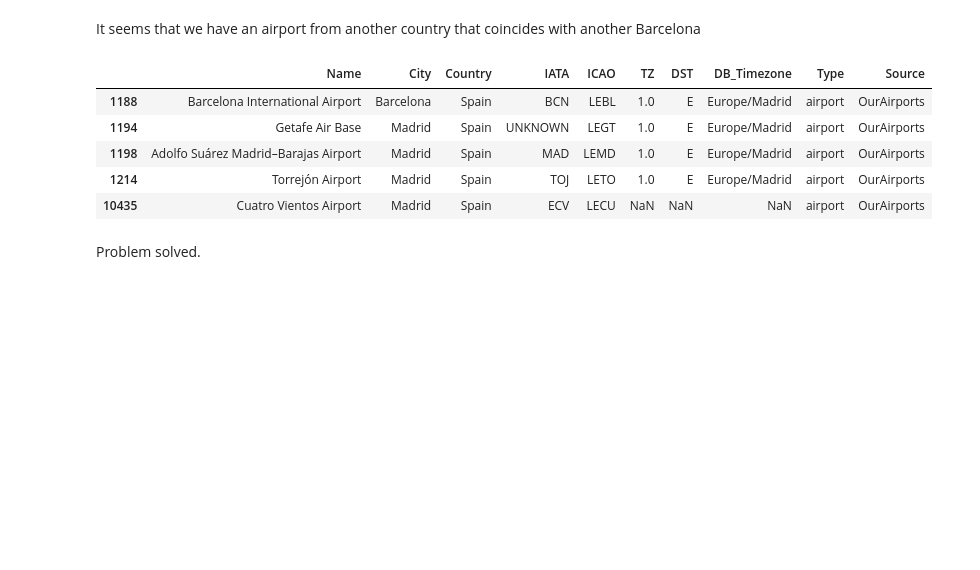
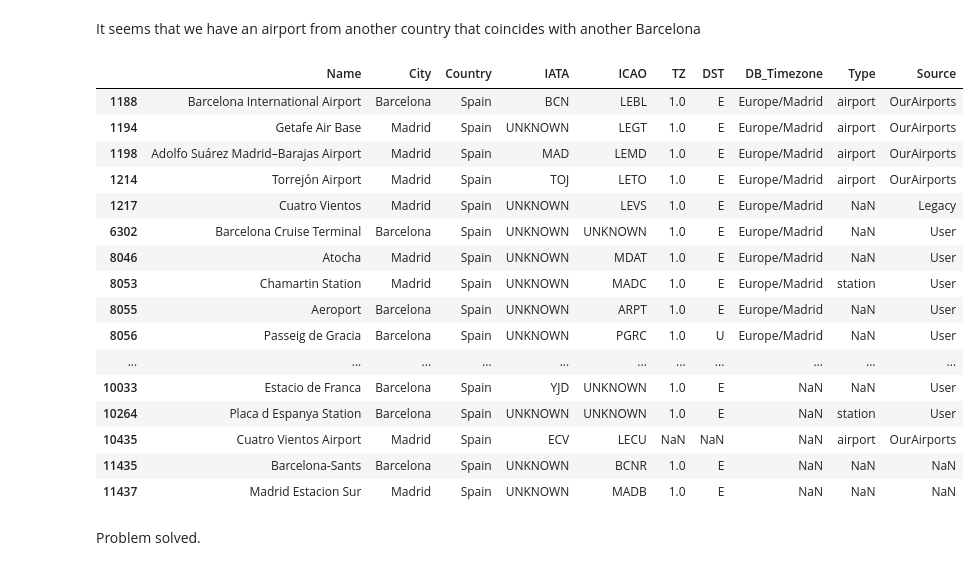
Before and after one commit to Mariospren/Individual_project_airports, a Jupyter notebook: Airports.ipynb, the cells around one changed output. Saved outputs shown, nothing was run; the diff lists cells and outputs as text; code cells hidden in the pictures; blank space fills up the shorter version.

```diff
--- a/Airports.ipynb
+++ b/Airports.ipynb
@@ -478,16 +486,27 @@ Madrid_Barcelona_airports
 It seems that we have an airport from another country that coincides with another Barcelona
 # %%
 #Further filter the 'Madrid_Barcelona' DataFrame to exclude entries where the 'Country' is 'Venezuela'
-Madrid_Barcelona_airports = Madrid_Barcelona_airports[Madrid_Barcelona_airports['Country'] != 'Venezuela']
+Madrid_Barcelona = Madrid_Barcelona[Madrid_Barcelona['Country'] != 'Venezuela']
 
-Madrid_Barcelona_airports
+Madrid_Barcelona
 # %% [output]
 |  | Name | City | Country | IATA | ICAO | TZ | DST | DB_Timezone | Type | Source |
 | 1188 | Barcelona International Airport | Barcelona | Spain | BCN | LEBL | 1.0 | E | Europe/Madrid | airport | OurAirports |
 | 1194 | Getafe Air Base | Madrid | Spain | UNKNOWN | LEGT | 1.0 | E | Europe/Madrid | airport | OurAirports |
 | 1198 | Adolfo Suárez Madrid–Barajas Airport | Madrid | Spain | MAD | LEMD | 1.0 | E | Europe/Madrid | airport | OurAirports |
 | 1214 | Torrejón Airport | Madrid | Spain | TOJ | LETO | 1.0 | E | Europe/Madrid | airport | OurAirports |
+| 1217 | Cuatro Vientos | Madrid | Spain | UNKNOWN | LEVS | 1.0 | E | Europe/Madrid | NaN | Legacy |
+| 6302 | Barcelona Cruise Terminal | Barcelona | Spain | UNKNOWN | UNKNOWN | 1.0 | E | Europe/Madrid | NaN | User |
+| 8046 | Atocha | Madrid | Spain | UNKNOWN | MDAT | 1.0 | E | Europe/Madrid | NaN | User |
+| 8053 | Chamartin Station | Madrid | Spain | UNKNOWN | MADC | 1.0 | E | Europe/Madrid | station | User |
+| 8055 | Aeroport | Barcelona | Spain | UNKNOWN | ARPT | 1.0 | E | Europe/Madrid | NaN | User |
+| 8056 | Passeig de Gracia | Barcelona | Spain | UNKNOWN | PGRC | 1.0 | U | Europe/Madrid | NaN | User |
+| ... | ... | ... | ... | ... | ... | ... | ... | ... | ... | ... |
+| 10033 | Estacio de Franca | Barcelona | Spain | YJD | UNKNOWN | 1.0 | E | NaN | NaN | User |
+| 10264 | Placa d Espanya Station | Barcelona | Spain | UNKNOWN | UNKNOWN | 1.0 | E | NaN | station | User |
 | 10435 | Cuatro Vientos Airport | Madrid | Spain | ECV | LECU | NaN | NaN | NaN | airport | OurAirports |
+| 11435 | Barcelona-Sants | Barcelona | Spain | UNKNOWN | BCNR | 1.0 | E | NaN | NaN | NaN |
+| 11437 | Madrid Estacion Sur | Madrid | Spain | UNKNOWN | MADB | 1.0 | E | NaN | NaN | NaN |
 # %% [markdown]
 Problem solved.
 # %% [markdown]
```
Also changed, not shown: parts of 2 cells of this notebook, 1 other file.
